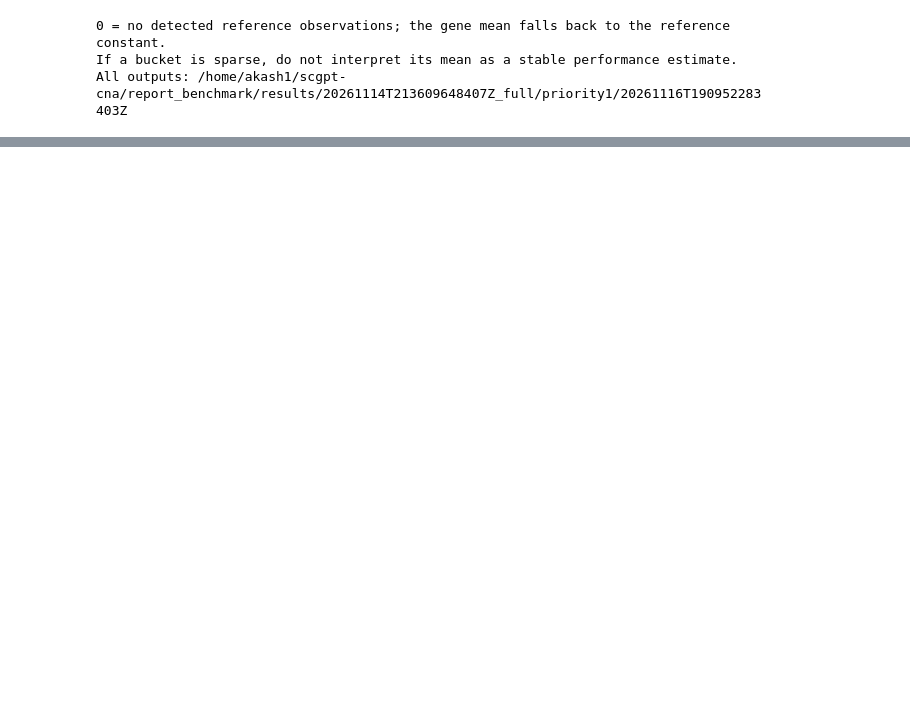
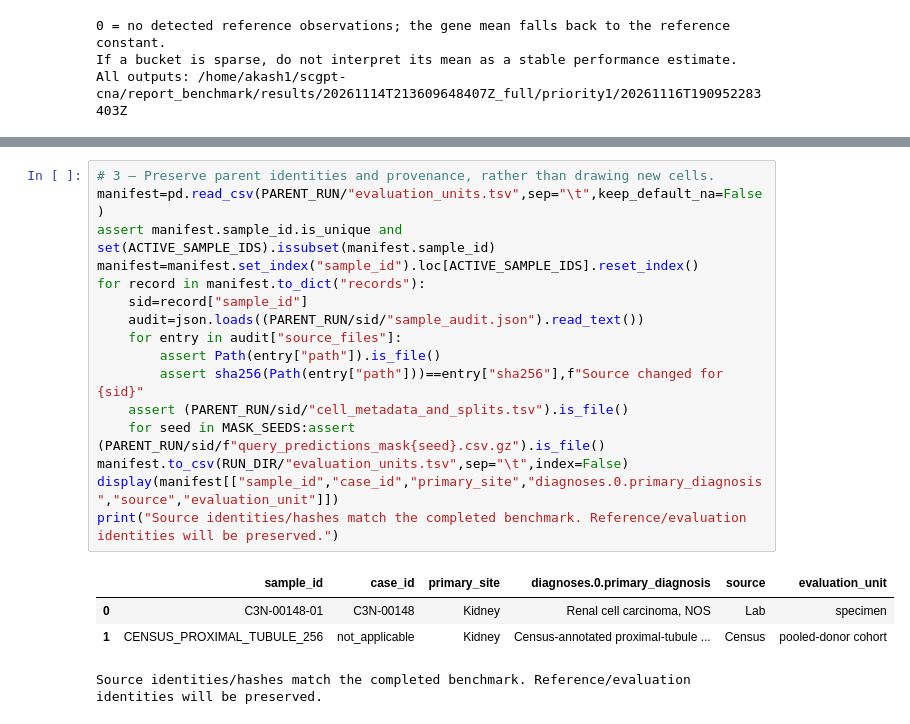
Before and after one commit to AkashPrasad2/scgpt-cna, a Jupyter notebook: notebooks/08-baseline.ipynb, the cells around one changed output, grey strips where cells are left out. Drawn from its saved outputs; the diff is of its cells as text; blank space fills up the shorter version.

```diff
--- a/notebooks/08-baseline.ipynb
+++ b/notebooks/08-baseline.ipynb
@@ -1293,0 +1425,21 @@ All outputs: /home/akash1/scgpt-cna/report_benchmark/results/20261114T2136096484
+# %%
+# 3 — Preserve parent identities and provenance, rather than drawing new cells.
+manifest=pd.read_csv(PARENT_RUN/"evaluation_units.tsv",sep="\t",keep_default_na=False)
+assert manifest.sample_id.is_unique and set(ACTIVE_SAMPLE_IDS).issubset(manifest.sample_id)
+manifest=manifest.set_index("sample_id").loc[ACTIVE_SAMPLE_IDS].reset_index()
+for record in manifest.to_dict("records"):
+    sid=record["sample_id"]
+    audit=json.loads((PARENT_RUN/sid/"sample_audit.json").read_text())
+    for entry in audit["source_files"]:
+        assert Path(entry["path"]).is_file()
+        assert sha256(Path(entry["path"]))==entry["sha256"],f"Source changed for {sid}"
+    assert (PARENT_RUN/sid/"cell_metadata_and_splits.tsv").is_file()
+    for seed in MASK_SEEDS:assert (PARENT_RUN/sid/f"query_predictions_mask{seed}.csv.gz").is_file()
+manifest.to_csv(RUN_DIR/"evaluation_units.tsv",sep="\t",index=False)
+display(manifest[["sample_id","case_id","primary_site","diagnoses.0.primary_diagnosis","source","evaluation_unit"]])
+print("Source identities/hashes match the completed benchmark. Reference/evaluation identities will be preserved.")
+# %% [output]
+|  | sample_id | case_id | primary_site | diagnoses.0.primary_diagnosis | source | evaluation_unit |
+| 0 | C3N-00148-01 | C3N-00148 | Kidney | Renal cell carcinoma, NOS | Lab | specimen |
+| 1 | CENSUS_PROXIMAL_TUBULE_256 | not_applicable | Kidney | Census-annotated proximal-tubule ... | Census | pooled-donor cohort |
+Source identities/hashes match the completed benchmark. Reference/evaluation identities will be preserved.
```
Also changed, not shown: parts of 10 cells of this notebook.
